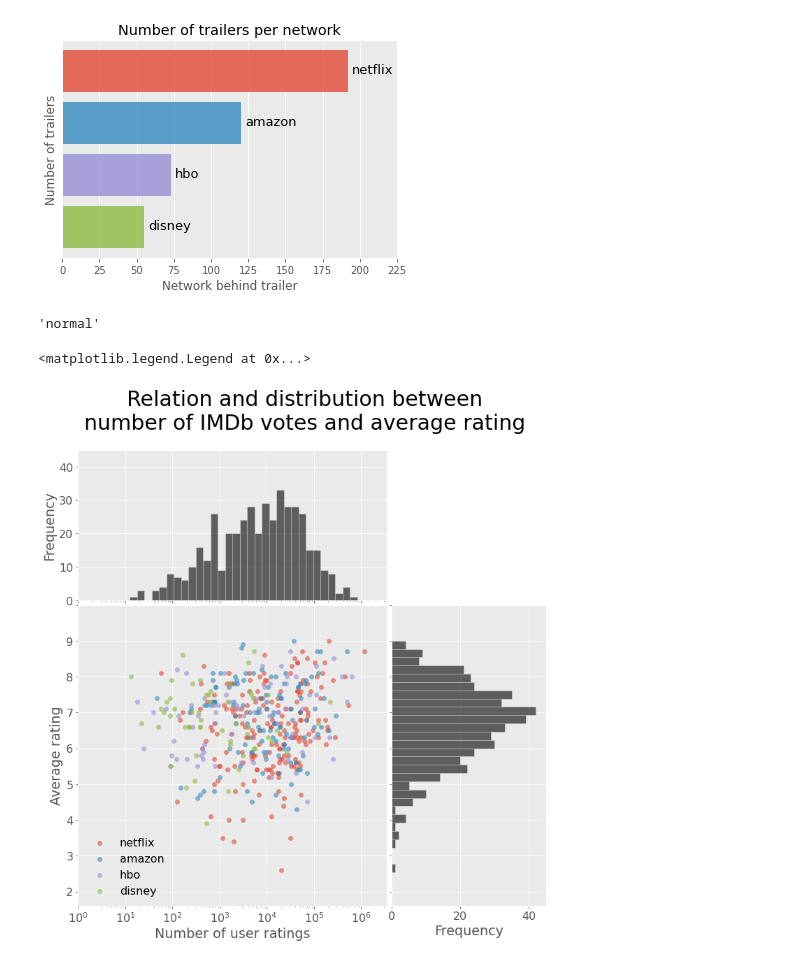
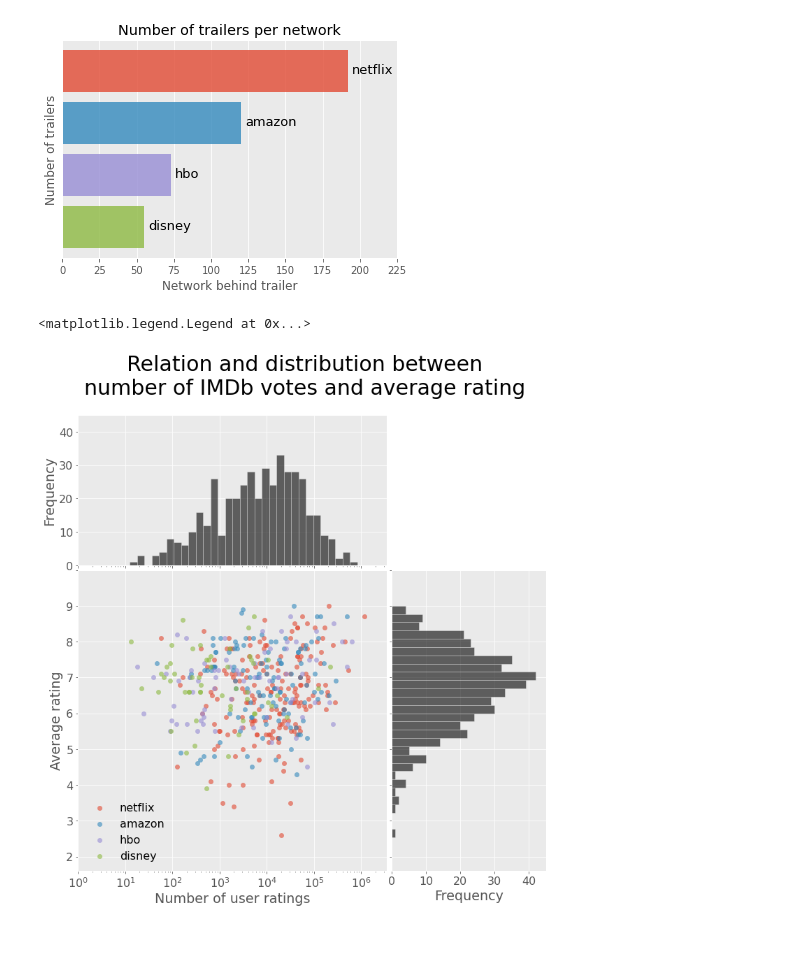
Before and after one commit to Marcus-Friis/data-in-the-wild, a Jupyter notebook: notebooks/reports/EDA.ipynb, the cells around one changed output. Cells and saved outputs as stored; diff of their text form; code cells hidden in the pictures.

```diff
--- a/notebooks/reports/EDA.ipynb
+++ b/notebooks/reports/EDA.ipynb
@@ -110,7 +110,3 @@ hist_params = {
     'alpha': .6,
     'edgecolor': 'white'
 }
-# %%
-mpl.rcParams['figure.titleweight']
-# %% [output]
-'normal'
@@ -154,36 +148,35 @@ hist1.set_xscale('log')
 ax.set_xlim(1, x.max()*3)
 hist1.set_xlim(1, x.max()*3)
 
 hist1.set_xticklabels([])
 hist1.set_ylabel('Frequency')
 
-
-
-
 # histogram 2
 bins = np.linspace(0, y.max(), n_bins)
 hist2.hist(y, bins=bins, orientation='horizontal', **hist_params)
 
 # align hist2 and ax yscales
 ax.set_ylim(y.min()-1, y.max()+1)
 hist2.set_ylim(y.min()-1, y.max()+1)
 
 ax.yaxis.set_major_locator(MultipleLocator(1))
 ax.set_yticklabels(['', 2, 3, 4, 5, 6, 7, 8, 9, ''])
 
 hist2.yaxis.set_major_locator(MultipleLocator(1))
 hist2.set_yticklabels([])
 
 hist2.set_xlabel('Frequency')
 
 
 # align histograms frequency ax
 hist1.set_ylim(0, 45)
 hist2.set_xlim(0, 45)
+hist1.set_yticks([0, 10, 20, 30, 40])
+hist2.set_xticks([0, 10, 20, 30, 40])
 
 ax.legend()
 # %% [output]
 <matplotlib.legend.Legend at 0x...>
-[figure, old version]
+[figure, new version]
 # %%
 fig.savefig('../../reports/votesrating.svg')
```
Also changed, not shown: parts of 1 cell of this notebook.
